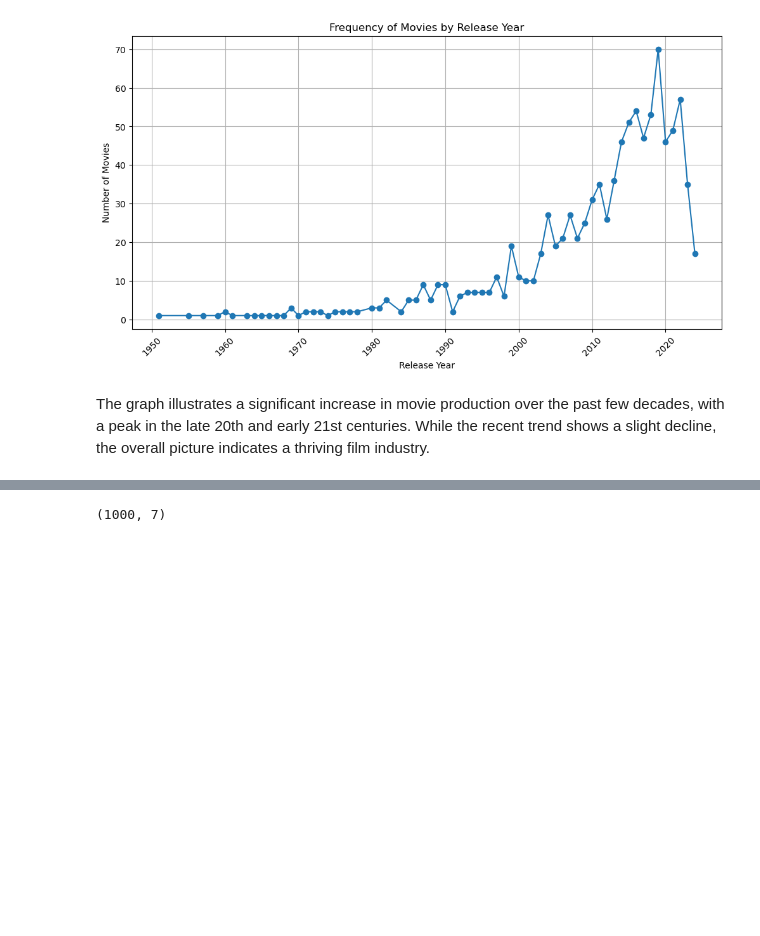
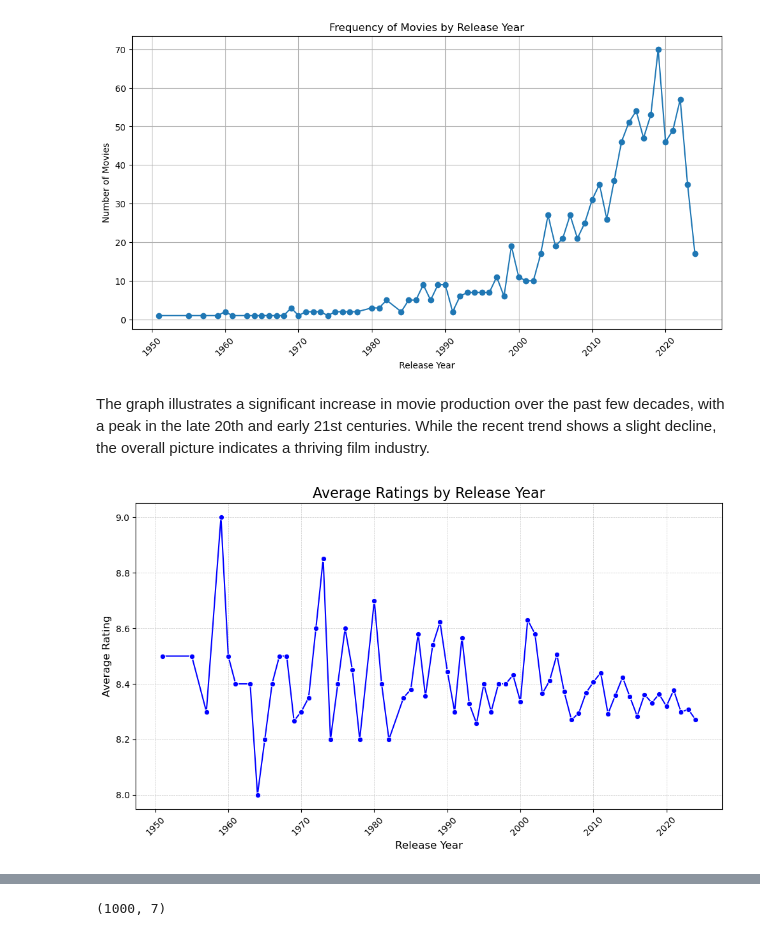
Before and after one commit to ikomalgupta/movie_rating_prediction, a Jupyter notebook: Movie_Rating_Prediction.ipynb, the cells around one changed output, grey strips where cells are left out. Drawn from its saved outputs; the diff is of its cells as text; code cells hidden in the pictures; blank space fills up the shorter version.

Commit message:
Update Movie_Rating_Prediction.ipynb with latest changes

```diff
--- a/Movie_Rating_Prediction.ipynb
+++ b/Movie_Rating_Prediction.ipynb
@@ -81,3 +100,23 @@ plt.grid(True)
 [figure]
 # %% [markdown]
 The graph illustrates a significant increase in movie production over the past few decades, with a peak in the late 20th and early 21st centuries. While the recent trend shows a slight decline, the overall picture indicates a thriving film industry.
+# %%
+# Group data by release year and calculate the mean of average ratings
+ratings_by_year = df.groupby('releaseYear')['averageRating'].mean().reset_index()
+
+# Sort by release year to ensure the plot is chronological
+ratings_by_year = ratings_by_year.sort_values('releaseYear')
+
+# Plotting
+plt.figure(figsize=(10, 6))
+sns.lineplot(data=ratings_by_year, x='releaseYear', y='averageRating', marker='o', color='blue')
+
+# Customizing the plot
+plt.title('Average Ratings by Release Year', fontsize=16)
+plt.xlabel('Release Year', fontsize=12)
+plt.ylabel('Average Rating', fontsize=12)
+plt.xticks(rotation=45)
+plt.grid(visible=True, which='both', linestyle='--', linewidth=0.5, alpha=0.7)
+plt.tight_layout()
+# %% [output]
+[figure, added]
```
Also changed, not shown: parts of 19 cells of this notebook.
